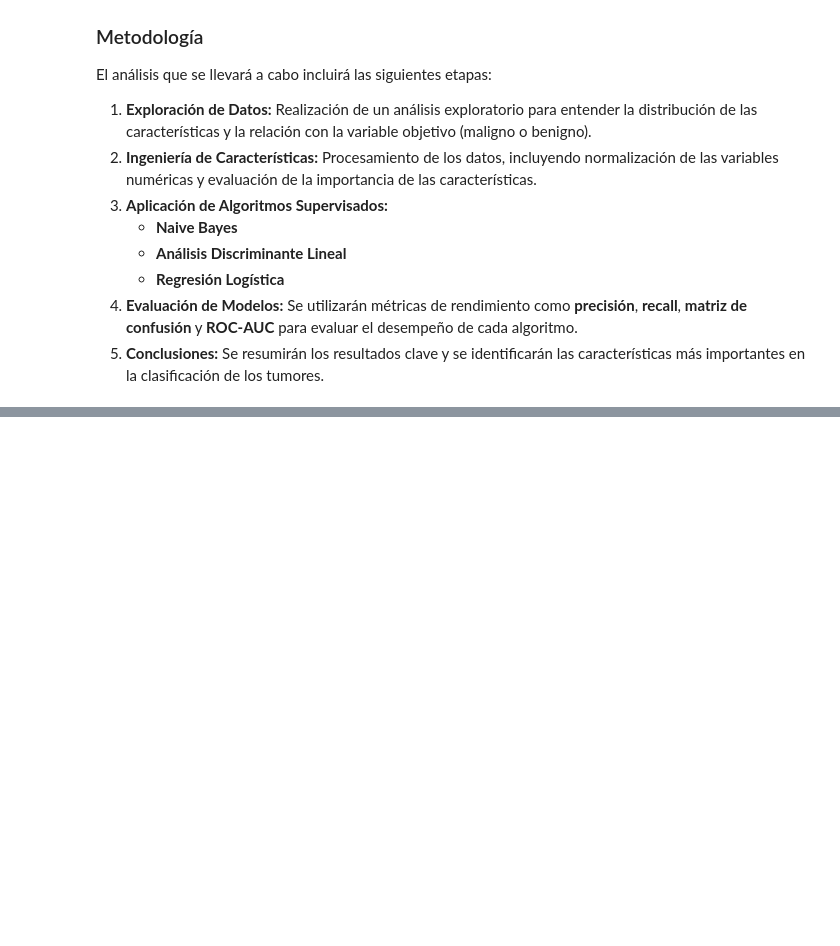
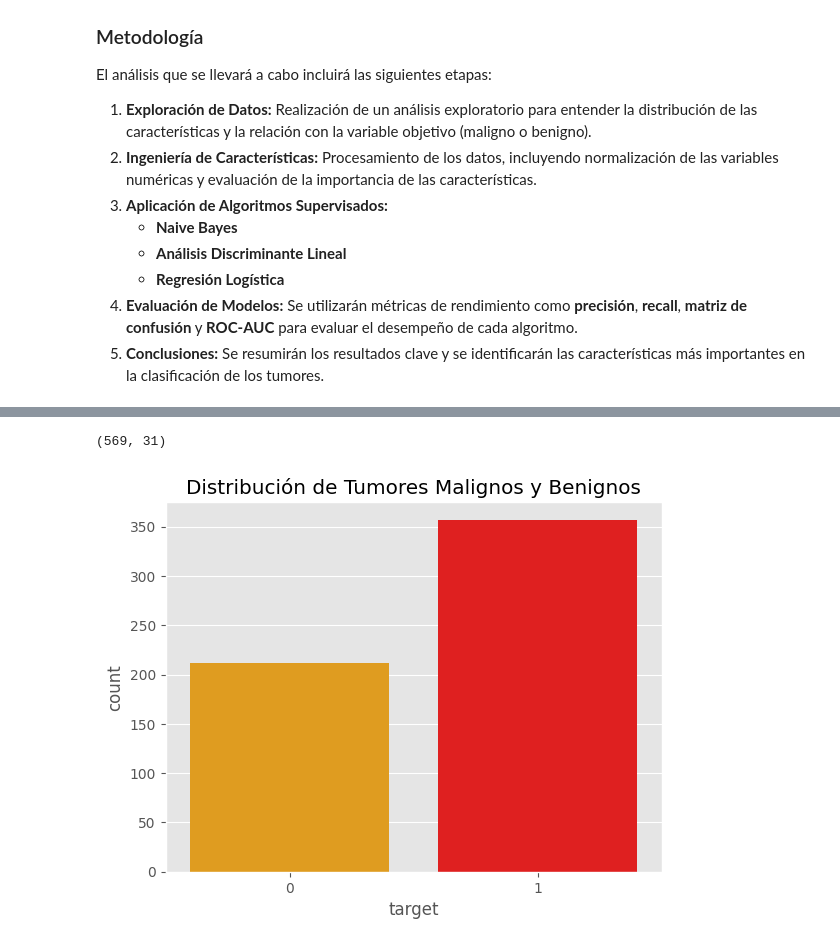
Before and after one commit to Godoca2/Machine-Learning, a Jupyter notebook: Scripts/ML_Lab3_DataSet_breast_cancer.ipynb, the cells around one changed output, grey strips where cells are left out. Cells and saved outputs as stored; diff of their text form; code cells hidden in the pictures; blank space fills up the shorter version.

```diff
--- a/Scripts/ML_Lab3_DataSet_breast_cancer.ipynb
+++ b/Scripts/ML_Lab3_DataSet_breast_cancer.ipynb
@@ -41,0 +53,13 @@ El análisis que se llevará a cabo incluirá las siguientes etapas:
+# %%
+
+# Cargar el dataset
+data = load_breast_cancer()
+
+# Crear un DataFrame
+df_breast_cancer = pd.DataFrame(data.data, columns=data.feature_names)
+
+# Agregar la columna de la variable objetivo (target)
+df_breast_cancer['target'] = data.target
+
+# Mostrar las primeras filas del dataset
+df_breast_cancer.head()
@@ -41,0 +98,17 @@ El análisis que se llevará a cabo incluirá las siguientes etapas:
+# %%
+df_breast_cancer.shape
+# %% [output]
+(569, 31)
+# %%
+import seaborn as sns
+import matplotlib.pyplot as plt
+
+plt.style.use('ggplot')
+
+# Contar la distribución de la variable objetivo con colores específicos
+
+sns.countplot(x='target', data=df_breast_cancer, hue='target', palette=['orange', 'red'], legend=False)
+plt.title('Distribución de Tumores Malignos y Benignos')
+plt.show()
+# %% [output]
+[figure, added]
```
Also changed, not shown: parts of 29 cells of this notebook.
